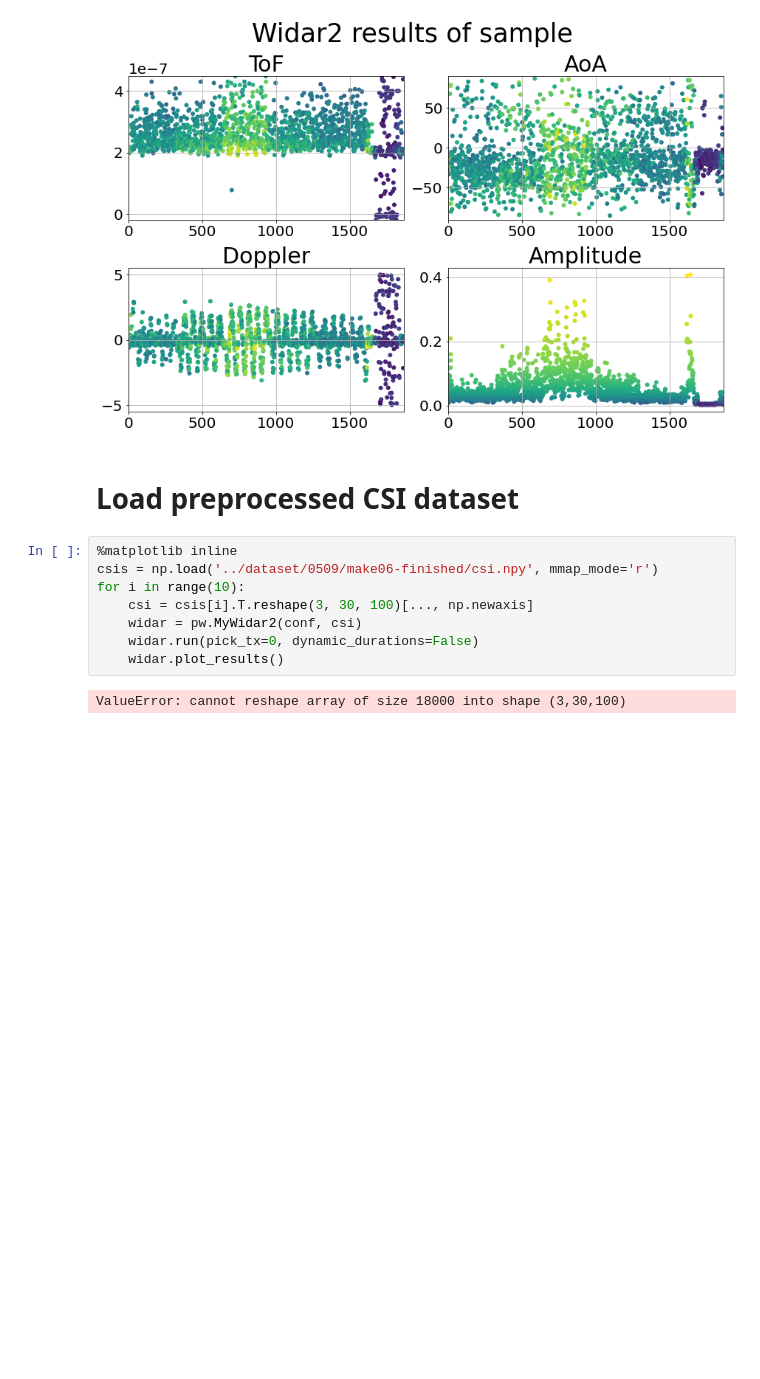
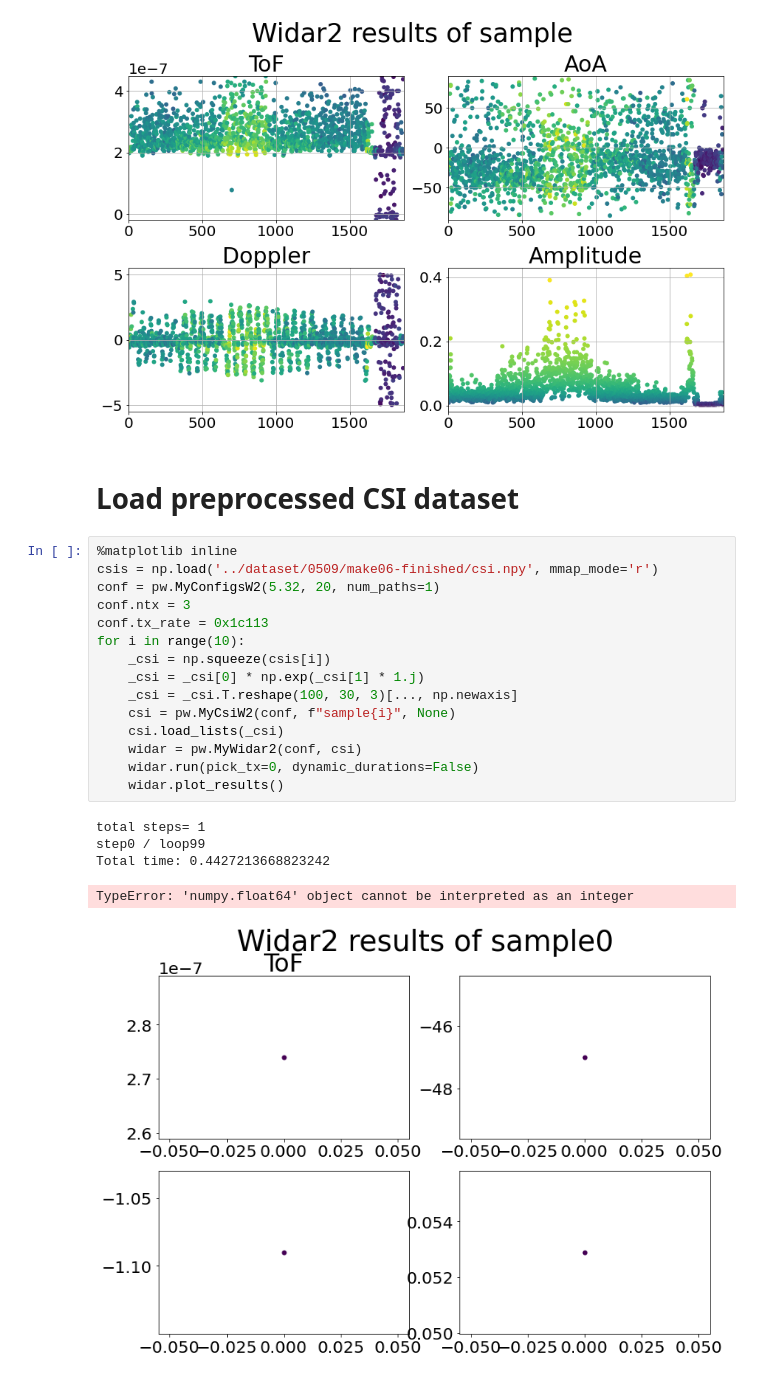
Before and after one commit to MilkywayCocktail/CSI-python, a Jupyter notebook: Script-widar2.ipynb, the cells around one changed output. Drawn from its saved outputs; the diff is of its cells as text; blank space fills up the shorter version.

```diff
--- a/Script-widar2.ipynb
+++ b/Script-widar2.ipynb
@@ -32,10 +32,21 @@ Total time: 298.7894151210785
 # %%
 %matplotlib inline
 csis = np.load('../dataset/0509/make06-finished/csi.npy', mmap_mode='r')
+conf = pw.MyConfigsW2(5.32, 20, num_paths=1)
+conf.ntx = 3
+conf.tx_rate = 0x1c113
 for i in range(10):
-    csi = csis[i].T.reshape(3, 30, 100)[..., np.newaxis]
+    _csi = np.squeeze(csis[i])
+    _csi = _csi[0] * np.exp(_csi[1] * 1.j)
+    _csi = _csi.T.reshape(100, 30, 3)[..., np.newaxis]
+    csi = pw.MyCsiW2(conf, f"sample{i}", None)
+    csi.load_lists(_csi)
     widar = pw.MyWidar2(conf, csi)
     widar.run(pick_tx=0, dynamic_durations=False)
     widar.plot_results()
 # %% [output]
-ValueError: cannot reshape array of size 18000 into shape (3,30,100)
+total steps= 1
+step0 / loop99
+Total time: 0.4427213668823242
+TypeError: 'numpy.float64' object cannot be interpreted as an integer
+[figure, added]
```
Also changed, not shown: 2 other files.
